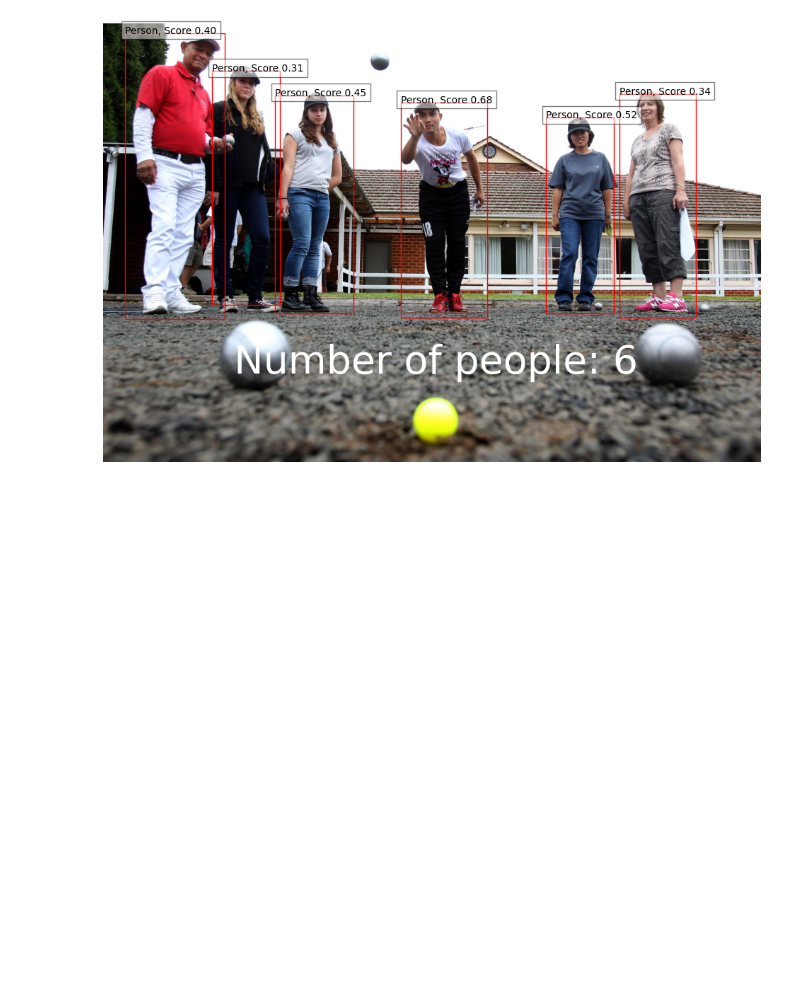
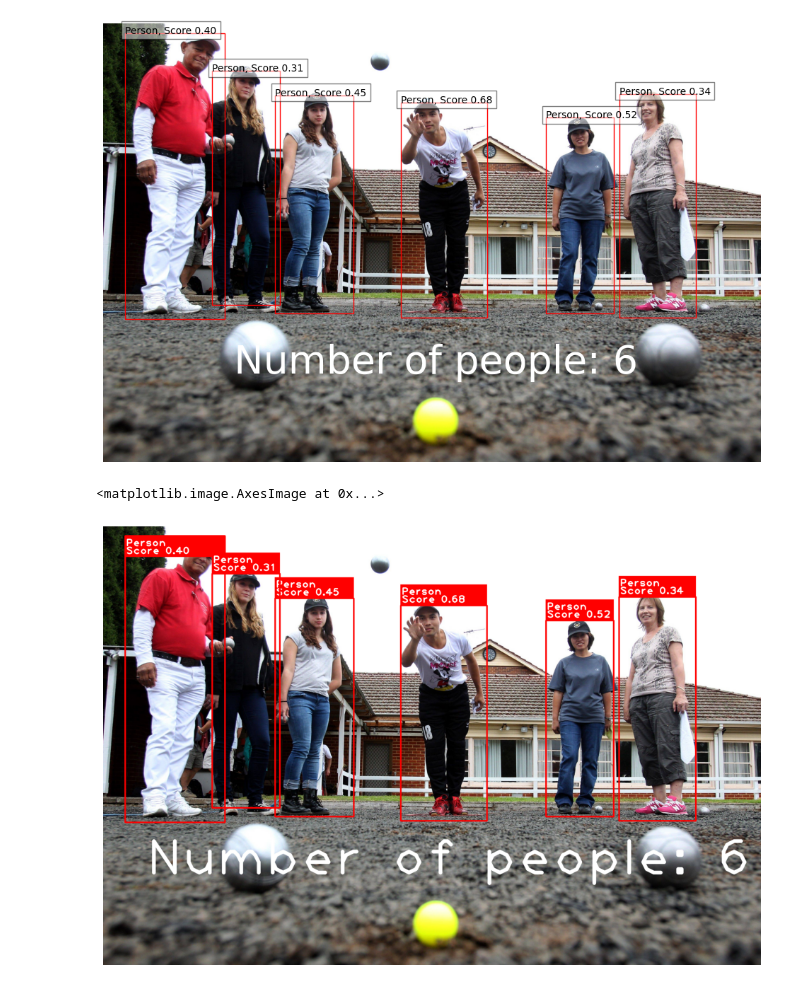
Before and after one commit to JesperIsacson/Embedded_A1, a Jupyter notebook: problem2.ipynb, the cells around one changed output. Saved outputs shown, nothing was run; the diff lists cells and outputs as text; code cells hidden in the pictures; blank space fills up the shorter version.

```diff
--- a/problem2.ipynb
+++ b/problem2.ipynb
@@ -86,3 +86,42 @@ plt.axis("off")
 plt.show()
 # %% [output]
 [figure]
+# %%
+# Open CV solution
+# Mostly same as above but wanted to try with open cv
+img_copy = img_np.copy()
+threshold = 0.3
+num_people = 0
+font = cv.FONT_HERSHEY_PLAIN
+plt.figure(figsize=(12,9))
+
+for box, score, label in zip(boxes, scores, classes):
+    if score > threshold and label == 1:
+        num_people += 1
+        info_box_height = 120
+        text_start = 60
+        x, y = round(box[1] * img_copy.shape[1]), round(box[0] * img_copy.shape[0])
+        width = round((box[3] - box[1]) * img_copy.shape[1])
+        height = round((box[2] - box[0]) * img_copy.shape[0])
+        # Text box was outside of picture otherwise so a check needed to be made
+        # Couldnt find a more dynamic solution so made an easy one.
+        if((y-info_box_height) < 0):
+            info_box_height = -120
+            text_start = -60
+        # Text Box
+        cv.rectangle(img_copy, (x-2, y-info_box_height), (x+width, y), (0, 0, 255), cv.FILLED)
+        # Adding text in 2 lines seperatly to gain more control over placement
+        cv.putText(img_copy, f"Person", (x+5, y-text_start), font, 4, (255,255,255), 5, cv.LINE_AA)
+        cv.putText(img_copy, f"Score {score:.2f}", (x+5, y-text_start+45), font, 4, (255,255,255), 5, cv.LINE_AA)
+        # Drawing bounding box
+        cv.rectangle(img_copy, (x, y), (x+width, y+height), (0,0,255), 8)
+
+# How many people text
+text = f"Number of people: {num_people}"
+cv.putText(img_copy,  text, (250,2000), font, 20, (255,255,255), 20, cv.LINE_AA)
+
+plt.axis("off")
+plt.imshow(img_copy[:,:,::-1])
+# %% [output]
+<matplotlib.image.AxesImage at 0x...>
+[figure, added]
```
